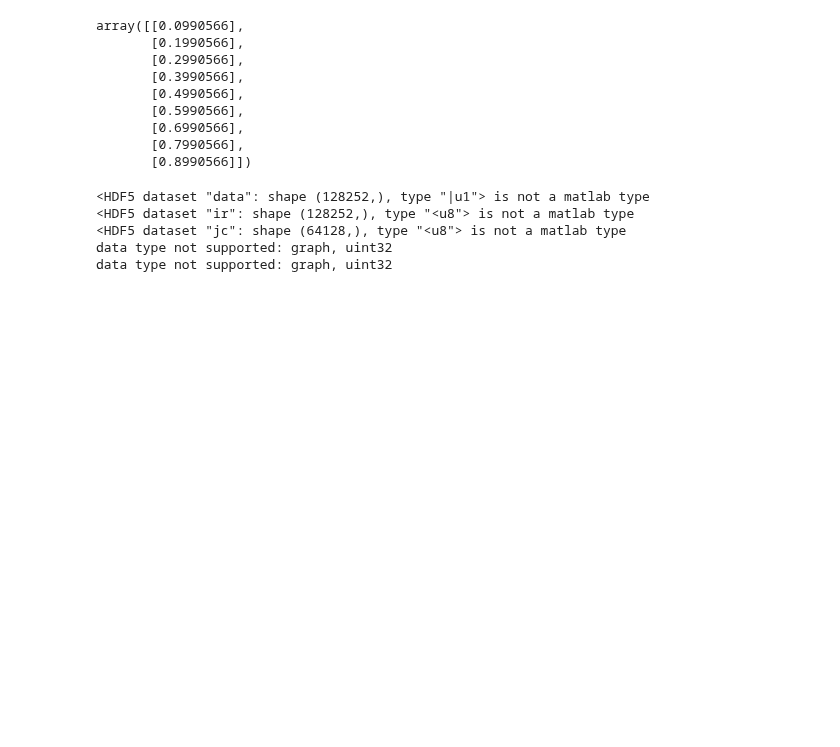
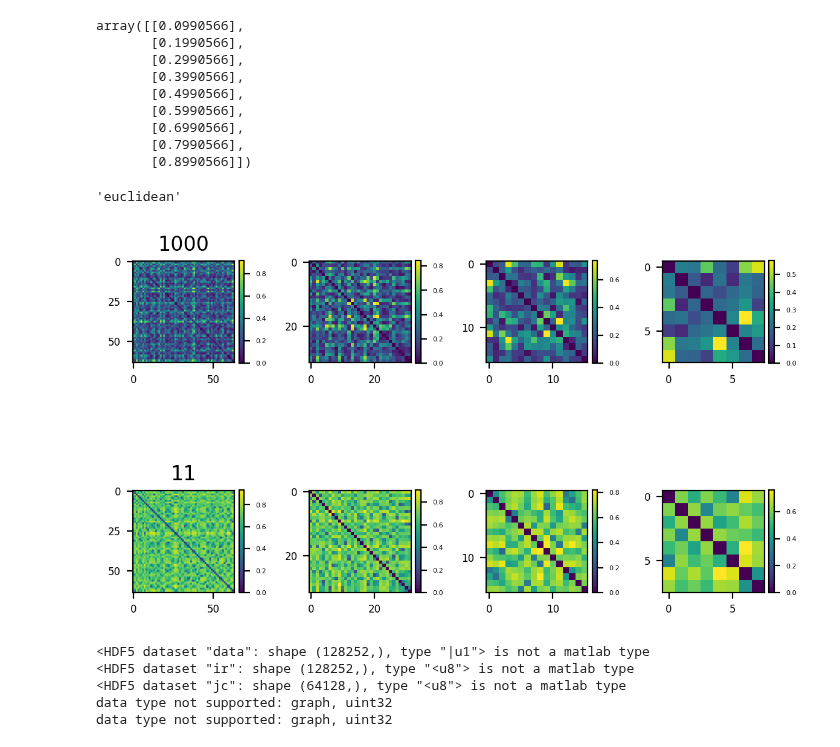
Before and after one commit to eghbalhosseini/neural_manifolds, a Jupyter notebook: inspect_center_covar.ipynb, the cells around one changed output. Cells and saved outputs as stored; diff of their text form; code cells hidden in the pictures; blank space fills up the shorter version.

```diff
--- a/inspect_center_covar.ipynb
+++ b/inspect_center_covar.ipynb
@@ -87,8 +89,12 @@ array([[0.0990566],
        [0.6990566],
        [0.7990566],
        [0.8990566]])
+# %%
+data_['distance_metric']
+# %% [output]
+'euclidean'
 # %%
-k=10
+k=1000
 layer='layer_1_Linear'
 fig, axes = plt.subplots(2, 4,dpi=200,frameon=False)
 axes=axes.flatten()
@@ -114,33 +120,35 @@ image = ax.imshow(np.asarray(covar_res[layer][k]['center_covar'][3]['center_cov'
 cbar=fig.colorbar(image, ax=ax,fraction=0.046, pad=0.04)
 cbar.ax.tick_params(labelsize=4)
 
 k=11
 ax=axes[4]
 image = ax.imshow(np.asarray(covar_res[layer][k]['center_covar'][0]['center_cov']).squeeze())
 cbar=fig.colorbar(image, ax=ax,fraction=0.046, pad=0.04)
 cbar.ax.tick_params(labelsize=4)
 ax.set_title(f'{k}')
 
 ax=axes[5]
 image = ax.imshow(np.asarray(covar_res[layer][k]['center_covar'][1]['center_cov']).squeeze())
 cbar=fig.colorbar(image, ax=ax,fraction=0.046, pad=0.04)
 cbar.ax.tick_params(labelsize=4)
 
 ax=axes[6]
 image = ax.imshow(np.asarray(covar_res[layer][k]['center_covar'][2]['center_cov']).squeeze())
 cbar=fig.colorbar(image, ax=ax,fraction=0.046, pad=0.04)
 cbar.ax.tick_params(labelsize=4)
 
 ax=axes[7]
 image = ax.imshow(np.asarray(covar_res[layer][k]['center_covar'][3]['center_cov']).squeeze())
 cbar=fig.colorbar(image, ax=ax,fraction=0.046, pad=0.04)
 cbar.ax.tick_params(labelsize=4)
 
 [plt.setp(ax.get_xticklabels(), fontsize=6) for ax in axes]
 [plt.setp(ax.get_yticklabels(), fontsize=6) for ax in axes]
 
 
 plt.tight_layout()
+# %% [output]
+[figure, added]
 # %%
 # recreate the hierarchical classes:
 params = train_pool[model_identifier]()
```
Also changed, not shown: parts of 14 cells of this notebook, 2 other files.
